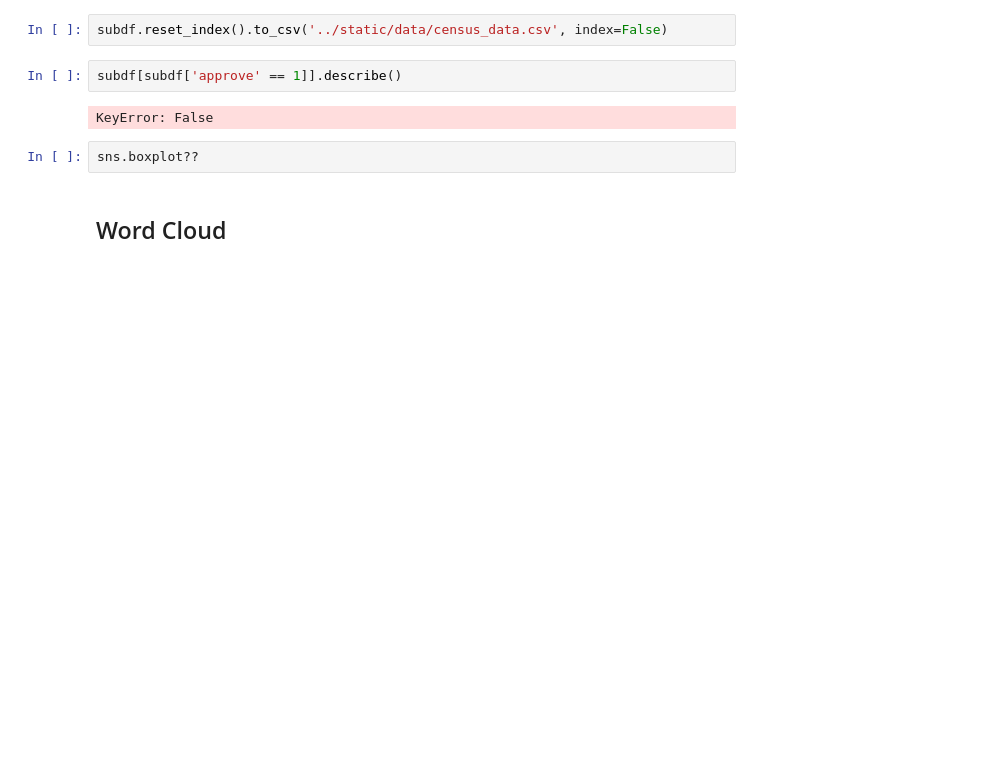
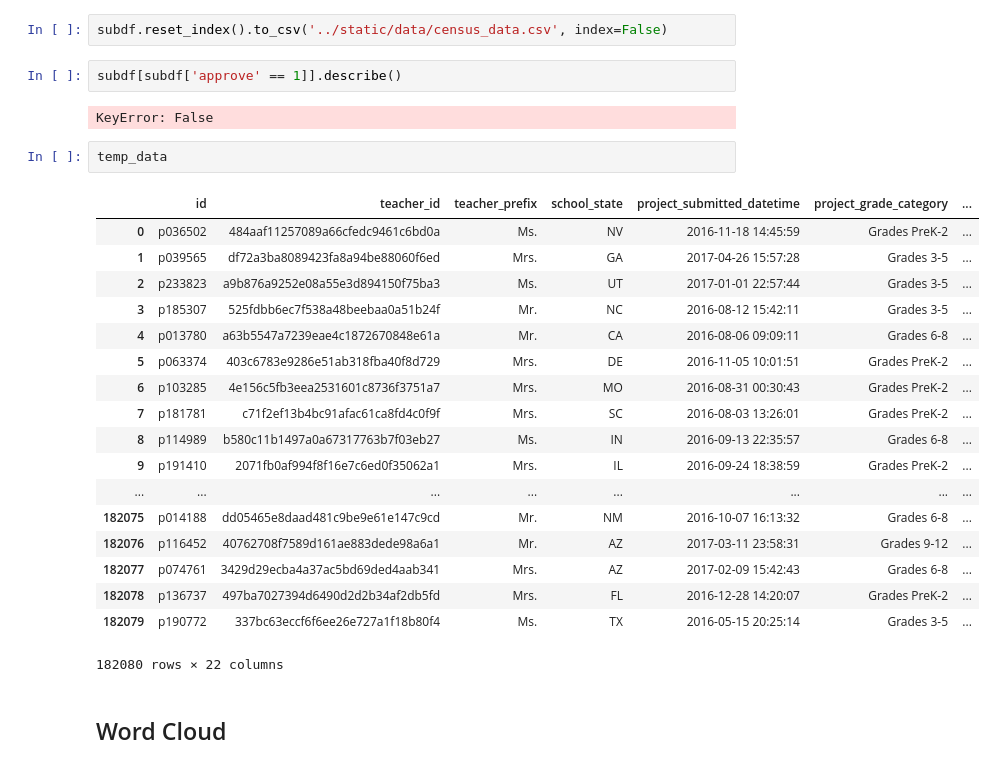
Before and after one commit to coreyclip/DonorsChoose, a Jupyter notebook: engineering/graphics.ipynb, the cells around one changed output. Drawn from its saved outputs; the diff is of its cells as text; blank space fills up the shorter version.

```diff
--- a/engineering/graphics.ipynb
+++ b/engineering/graphics.ipynb
@@ -157,8 +117,27 @@ subdf.reset_index().to_csv('../static/data/census_data.csv', index=False)
 subdf[subdf['approve' == 1]].describe()
 # %% [output]
 KeyError: False
-# %%
-sns.boxplot??
+# %%
+temp_data
+# %% [output]
+|  | id | teacher_id | teacher_prefix | school_state | project_submitted_datetime | project_grade_category | ... |
+| 0 | p036502 | 484aaf11257089a66cfedc9461c6bd0a | Ms. | NV | 2016-11-18 14:45:59 | Grades PreK-2 | ... |
+| 1 | p039565 | df72a3ba8089423fa8a94be88060f6ed | Mrs. | GA | 2017-04-26 15:57:28 | Grades 3-5 | ... |
+| 2 | p233823 | a9b876a9252e08a55e3d894150f75ba3 | Ms. | UT | 2017-01-01 22:57:44 | Grades 3-5 | ... |
+| 3 | p185307 | 525fdbb6ec7f538a48beebaa0a51b24f | Mr. | NC | 2016-08-12 15:42:11 | Grades 3-5 | ... |
+| 4 | p013780 | a63b5547a7239eae4c1872670848e61a | Mr. | CA | 2016-08-06 09:09:11 | Grades 6-8 | ... |
+| 5 | p063374 | 403c6783e9286e51ab318fba40f8d729 | Mrs. | DE | 2016-11-05 10:01:51 | Grades PreK-2 | ... |
+| 6 | p103285 | 4e156c5fb3eea2531601c8736f3751a7 | Mrs. | MO | 2016-08-31 00:30:43 | Grades PreK-2 | ... |
+| 7 | p181781 | c71f2ef13b4bc91afac61ca8fd4c0f9f | Mrs. | SC | 2016-08-03 13:26:01 | Grades PreK-2 | ... |
+| 8 | p114989 | b580c11b1497a0a67317763b7f03eb27 | Ms. | IN | 2016-09-13 22:35:57 | Grades 6-8 | ... |
+| 9 | p191410 | 2071fb0af994f8f16e7c6ed0f35062a1 | Mrs. | IL | 2016-09-24 18:38:59 | Grades PreK-2 | ... |
+| ... | ... | ... | ... | ... | ... | ... | ... |
+| 182075 | p014188 | dd05465e8daad481c9be9e61e147c9cd | Mr. | NM | 2016-10-07 16:13:32 | Grades 6-8 | ... |
+| 182076 | p116452 | 40762708f7589d161ae883dede98a6a1 | Mr. | AZ | 2017-03-11 23:58:31 | Grades 9-12 | ... |
+| 182077 | p074761 | 3429d29ecba4a37ac5bd69ded4aab341 | Mrs. | AZ | 2017-02-09 15:42:43 | Grades 6-8 | ... |
+| 182078 | p136737 | 497ba7027394d6490d2d2b34af2db5fd | Mrs. | FL | 2016-12-28 14:20:07 | Grades PreK-2 | ... |
+| 182079 | p190772 | 337bc63eccf6f6ee26e727a1f18b80f4 | Ms. | TX | 2016-05-15 20:25:14 | Grades 3-5 | ... |
+182080 rows × 22 columns
 # %% [markdown]
 ## Word Cloud
 # %%
```
Also changed, not shown: parts of 7 cells of this notebook, 22 other files.
